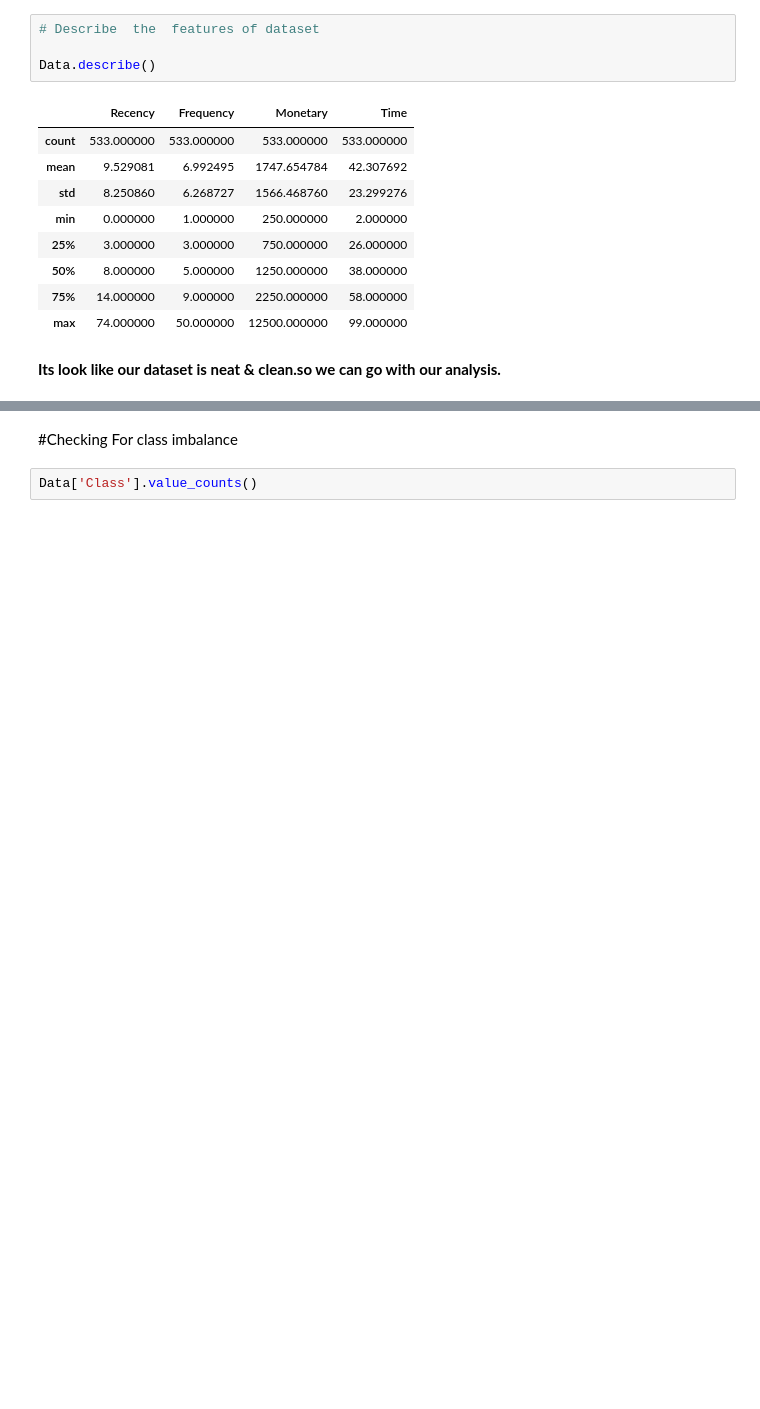
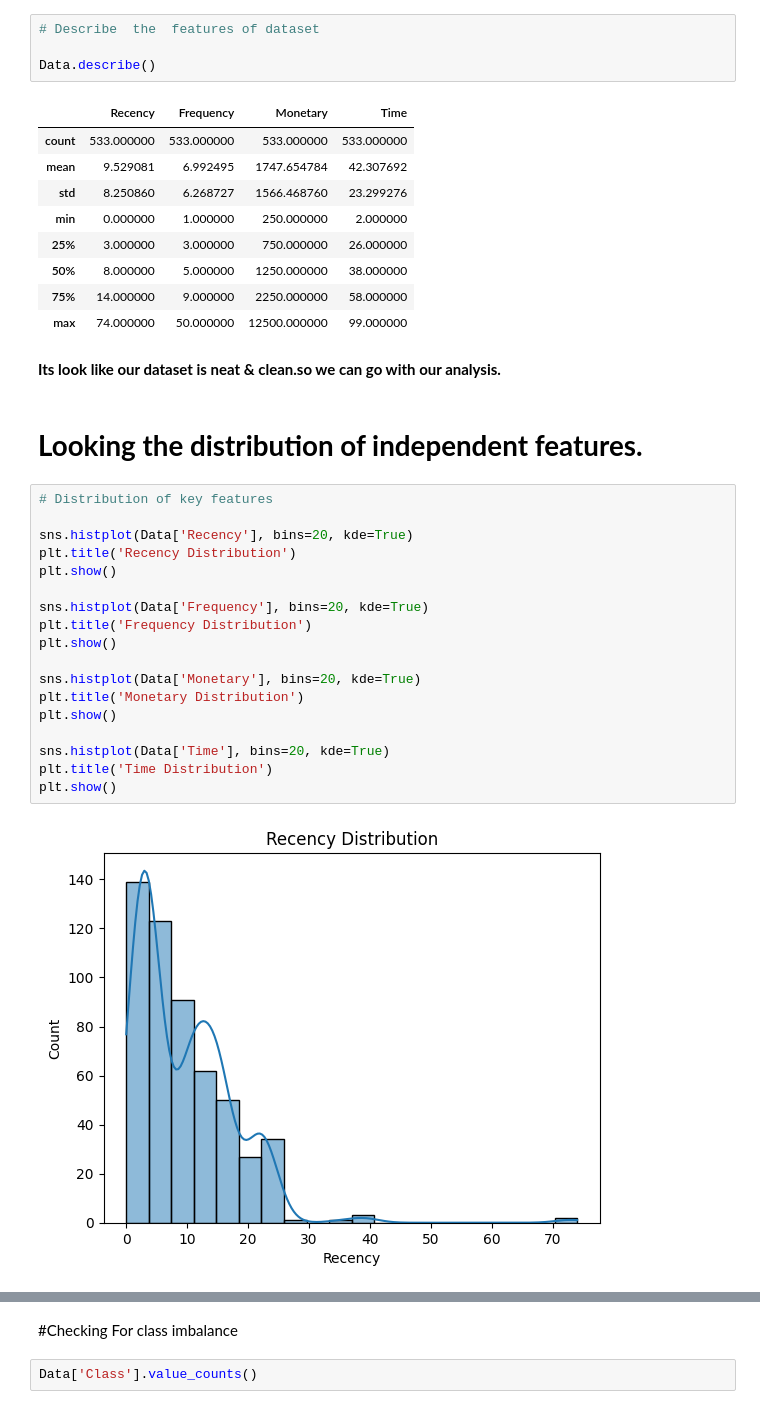
Before and after one commit to Amitkumardas123/Personalized-Healthcare-Recommendations, a Jupyter notebook: Personalized_Healthcare_Recommendations.ipynb, the cells around one changed output, grey strips where cells are left out. Cells and saved outputs as stored; diff of their text form; blank space fills up the shorter version.

```diff
--- a/Personalized_Healthcare_Recommendations.ipynb
+++ b/Personalized_Healthcare_Recommendations.ipynb
@@ -238,3 +238,25 @@ Data.describe()
 | max | 74.000000 | 50.000000 | 12500.000000 | 99.000000 |
 # %% [markdown]
 **Its look like our dataset is neat & clean.so we can go with our analysis.**
+# %% [markdown]
+# **Looking the distribution of independent features.**
+# %%
+# Distribution of key features
+
+sns.histplot(Data['Recency'], bins=20, kde=True)
+plt.title('Recency Distribution')
+plt.show()
+
+sns.histplot(Data['Frequency'], bins=20, kde=True)
+plt.title('Frequency Distribution')
+plt.show()
+
+sns.histplot(Data['Monetary'], bins=20, kde=True)
+plt.title('Monetary Distribution')
+plt.show()
+
+sns.histplot(Data['Time'], bins=20, kde=True)
+plt.title('Time Distribution')
+plt.show()
+# %% [output]
+[figure, added]
```
Also changed, not shown: parts of 5 cells of this notebook.
